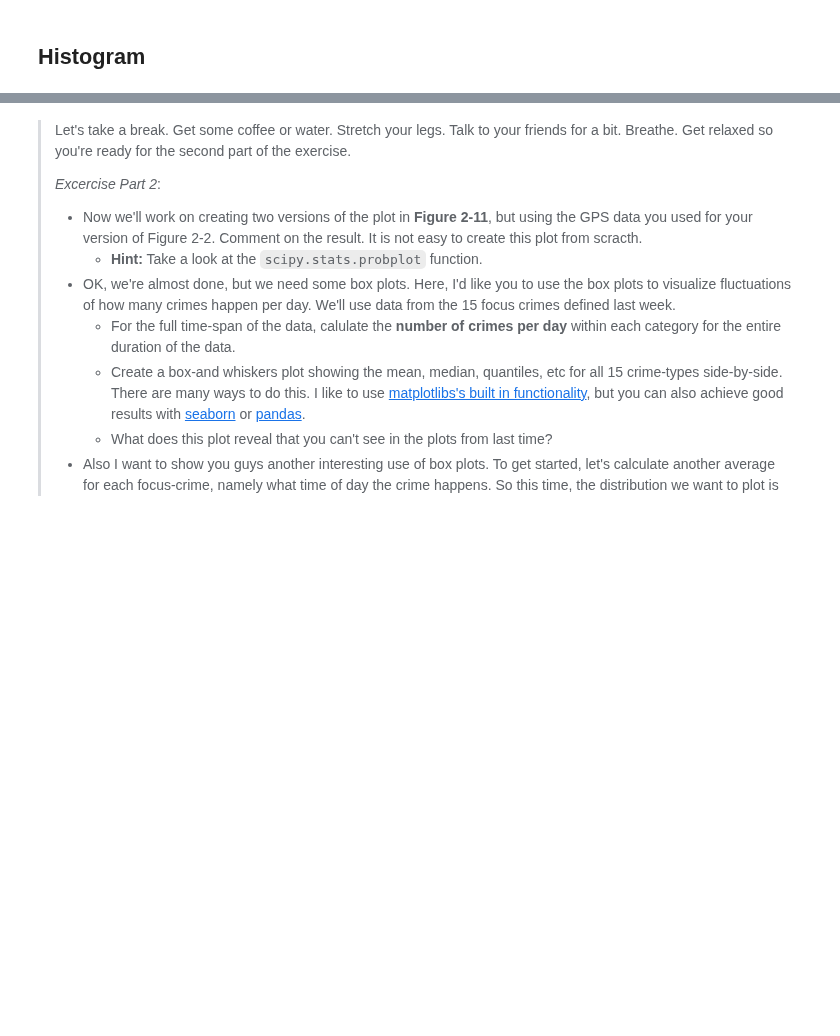
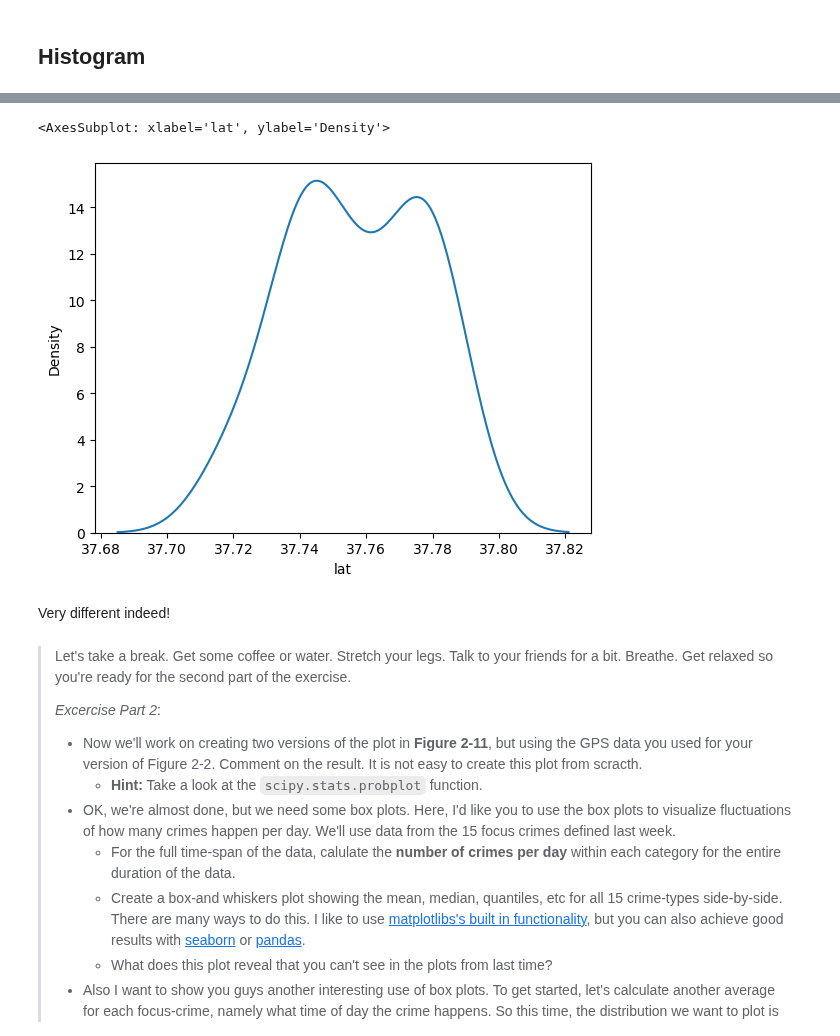
Before and after one commit to jens-create/socialdata2023, a Jupyter notebook: lectures/Week3.ipynb, the cells around one changed output, grey strips where cells are left out. Saved outputs shown, nothing was run; the diff lists cells and outputs as text; code cells hidden in the pictures; blank space fills up the shorter version.

```diff
--- a/lectures/Week3.ipynb
+++ b/lectures/Week3.ipynb
@@ -127,3 +142,10 @@ TypeError: Cannot perform 'ror_' with a dtyped [object] array and scalar of type
+# %%
+sns.kdeplot(df_2.lat.sample(25))
+# %% [output]
+<AxesSubplot: xlabel='lat', ylabel='Density'>
+[figure, added]
+# %% [markdown]
+Very different indeed!
 # %% [markdown]
 
 > Let's take a break. Get some coffee or water. Stretch your legs. Talk to your friends for a bit. Breathe. Get relaxed so you're ready for the second part of the exercise.
```
Also changed, not shown: parts of 14 cells of this notebook.
